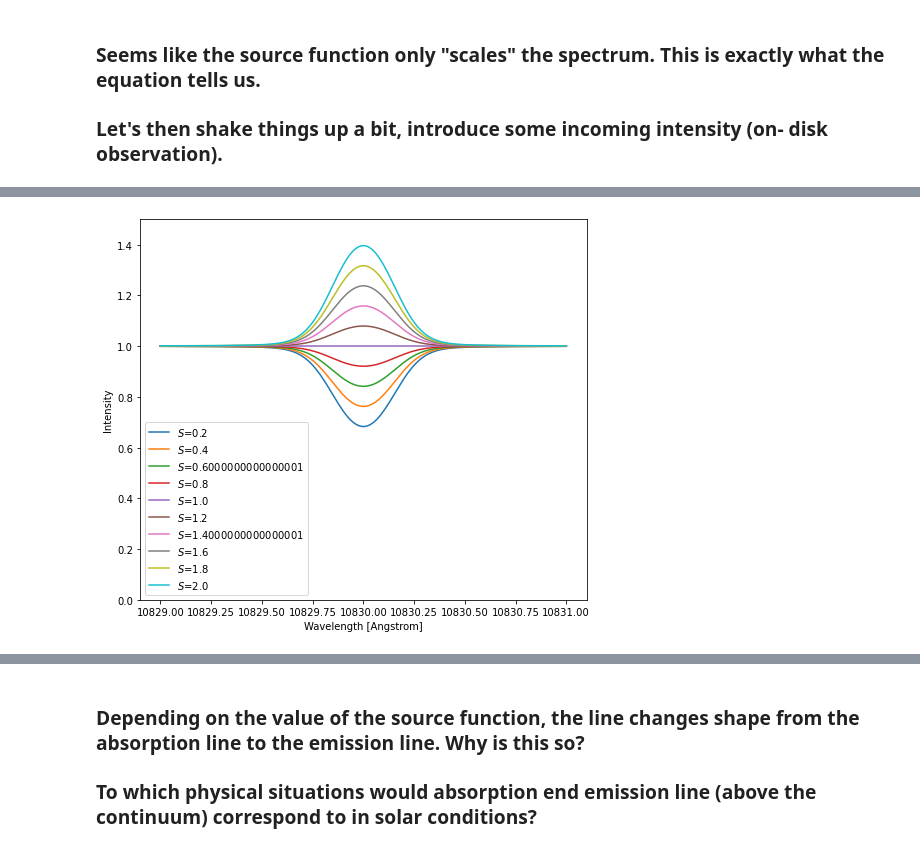
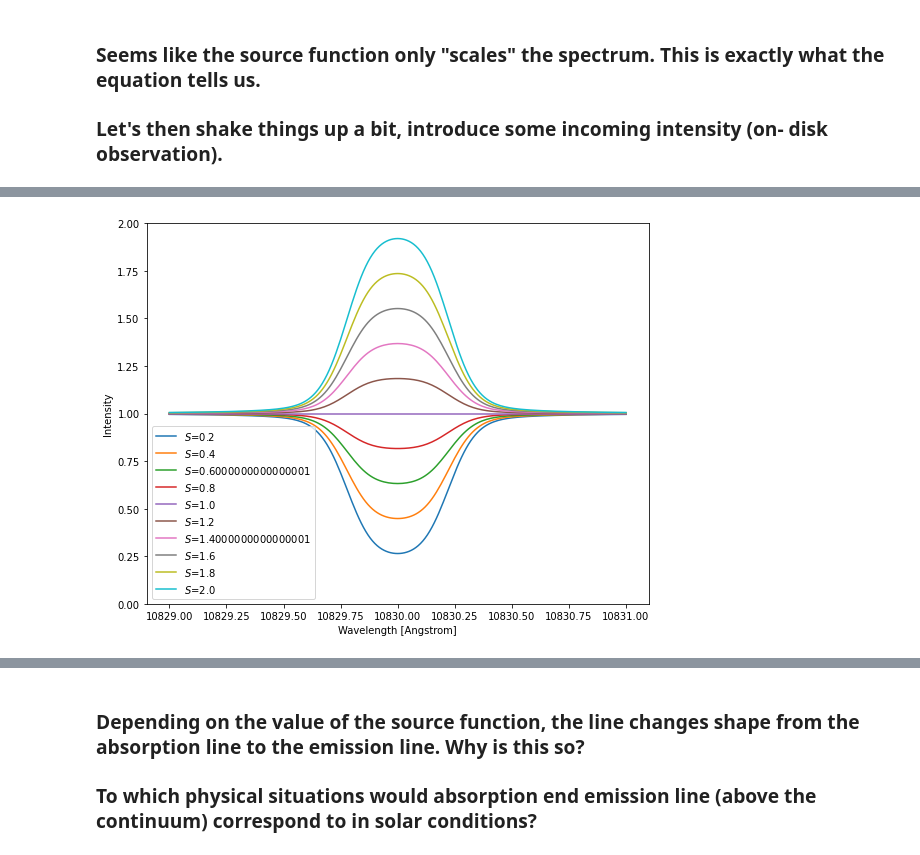
Before and after one commit to ivanzmilic/dkist_workshop_5, a Jupyter notebook: slab_model.ipynb, the cells around one changed output, grey strips where cells are left out. Saved outputs shown, nothing was run; the diff lists cells and outputs as text; code cells hidden in the pictures.

```diff
--- a/slab_model.ipynb
+++ b/slab_model.ipynb
@@ -163,13 +165,14 @@ Text(0, 0.5, 'Intensity')
 vlos = 0.0
 vth = 5.0
 damp = 0.1
-tau = np.linspace(0.1,10.0,10)
+logtau = np.linspace(-1,2,7)
+tau = 10.**logtau
 S = 1.0
 I0 = 0.0
 # %%
 
 plt.figure(figsize=[8,5])
-for i in range(0,10):
+for i in range(0,7):
     spectrum = slab_fwd(tau[i],S,I0,vlos,vth,damp,ll)
     plt.plot(ll,spectrum,label='$\\tau$='+str(tau[i]))
     plt.legend()
@@ -209,17 +232,17 @@ for i in range(0,10):
 vlos = 0.0
 vth = 5.0
 damp = 0.1
-tau = 1.0
+tau = 5.0
 S = np.linspace(0.2,2.0,10)
 I0 = 1.0
 # %%
-plt.figure(figsize=[8,7])
+plt.figure(figsize=[9,7])
 for i in range(0,10):
     spectrum = slab_fwd(tau,S[i],I0,vlos,vth,damp,ll)
     plt.plot(ll,spectrum,label='$S$='+str(S[i]))
-    plt.ylim([0,1.5])
+    plt.ylim([0,2.0])
     plt.legend()
     plt.xlabel("Wavelength [Angstrom]")
     plt.ylabel("Intensity")
 # %% [output]
-[figure, old version]
+[figure, new version]
```
Also changed, not shown: parts of 20 cells of this notebook, 1 other file.
